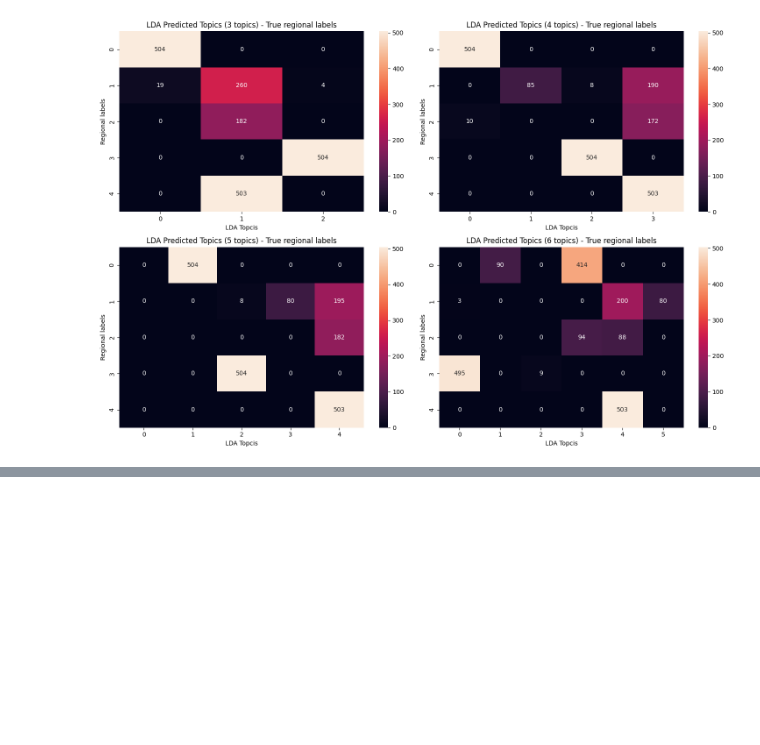
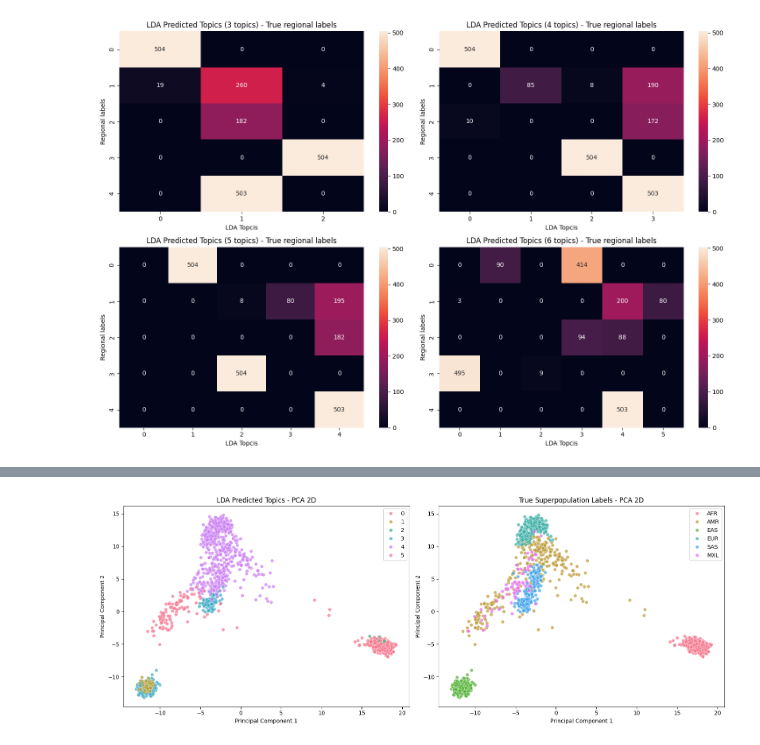
Before and after one commit to HendrikHigl/ma-cs-apml, a Jupyter notebook: LDAProject/LDA_project.ipynb, the cells around one changed output, grey strips where cells are left out. Saved outputs shown, nothing was run; the diff lists cells and outputs as text; code cells hidden in the pictures; blank space fills up the shorter version.

```diff
--- a/LDAProject/LDA_project.ipynb
+++ b/LDAProject/LDA_project.ipynb
@@ -527,0 +587,3 @@ plt.show()
+# %%
+genotypes_mixed  = pd.read_csv("./recoded_1000G_MXL.mat.xz", delimiter = ",", header = None)
+genotypes_mixed_for_lda = reencode_matrix(genotypes_mixed)
@@ -527,0 +635,30 @@ plt.show()
+# %%
+if os.path.exists(OUT_FILE_MEX):
+    with open(OUT_FILE_MEX, "r") as f:
+        obj = json.load(f)
+        mex_ancestry_topics = obj["mex_predictions"]
+        full_data_topics = obj["other_predictions"]
+
+    full_data_pca = pca_n.fit_transform(genotypes_for_lda.toarray())
+    mex_data_pca = pca_n.transform(genotypes_mixed_for_lda.toarray())
+
+    full_pca = np.concatenate([full_data_pca, mex_data_pca], axis=0)
+    full_topics = np.concatenate([full_data_topics, mex_ancestry_topics], axis=0)
+    full_labels = np.concatenate([genotype_w_annotation["1000G superpopulation code"].values, ["MXL"] * len(mex_ancestry_topics)], axis=0)
+    fig, axes = plt.subplots(1, 2, figsize=(16, 6))
+    sns.scatterplot(x=full_pca[:, 0], y=full_pca[:, 1], palette="husl", hue=full_topics.argmax(axis=1), alpha=0.7, ax=axes[0])
+    axes[0].set_title("LDA Predicted Topics - PCA 2D")
+    axes[0].set_xlabel("Principal Component 1")
+    axes[0].set_ylabel("Principal Component 2")
+    sns.scatterplot(x=full_pca[:, 0], y=full_pca[:, 1], palette="husl", hue=full_labels, alpha=0.7, ax=axes[1])
+    axes[1].set_title("True Superpopulation Labels - PCA 2D")
+    axes[1].set_xlabel("Principal Component 1")
+    axes[1].set_ylabel("Principal Component 2")
+    plt.tight_layout()
+    plt.show()
+
+
+else:
+    print(f"Results file {OUT_FILE} does not exist. Try to run the LDA model on mixed ancestry data first.")
+# %% [output]
+[figure, added]
```
Also changed, not shown: parts of 4 cells of this notebook, 1 other file.
